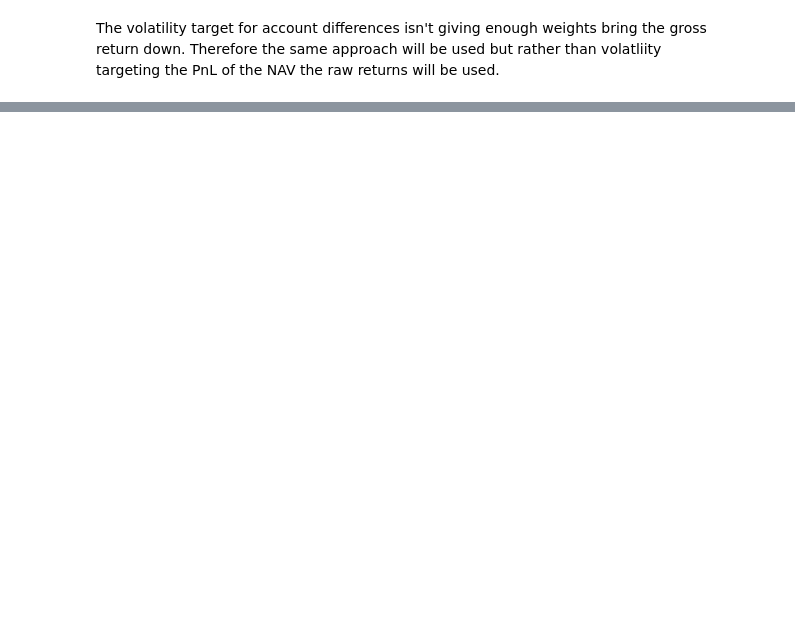
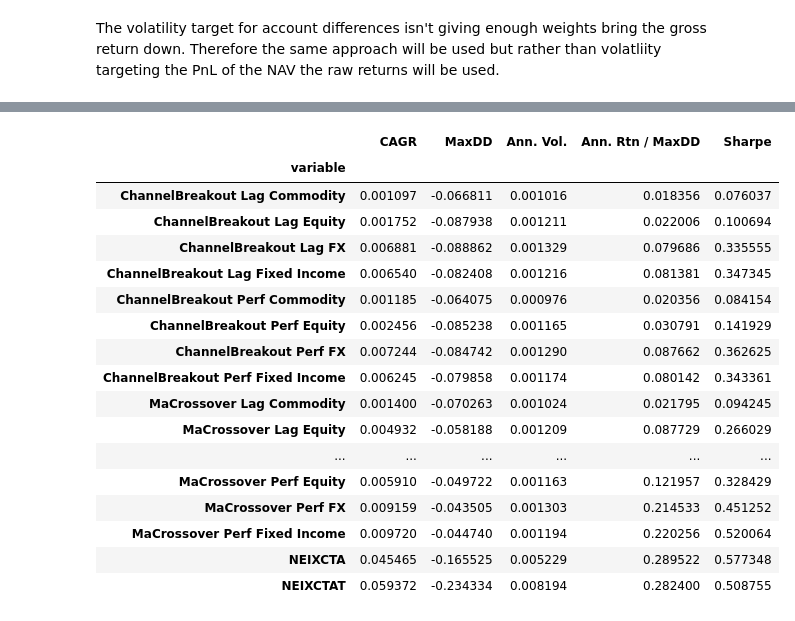
Before and after one commit to diegodalvarez/TrendSystem, a Jupyter notebook: Research/Blogs/AlphaQuestCTASeries.ipynb, the cells around one changed output, grey strips where cells are left out. Saved outputs shown, nothing was run; the diff lists cells and outputs as text; code cells hidden in the pictures; blank space fills up the shorter version.

```diff
--- a/Research/Blogs/AlphaQuestCTASeries.ipynb
+++ b/Research/Blogs/AlphaQuestCTASeries.ipynb
@@ -291,0 +449,29 @@ AQTools().get_perform_results(df_combined)
+# %%
+df_combined = (df_asset_rtn.assign(
+    date  = lambda x: pd.to_datetime(x.date),
+    group = lambda x: x.group + " " + x.asset_class.map(renamer)).
+    pivot(index = "date", columns = "group", values = "value").
+    merge(right = df_cta, how = "inner", on = ["date"]).
+    merge(right = df_trend, how = "inner", on = ["date"]).
+    dropna())
+# %%
+AQTools().get_perform_results(df_combined)
+# %% [output]
+|  | CAGR | MaxDD | Ann. Vol. | Ann. Rtn / MaxDD | Sharpe |
+| variable |  |  |  |  |  |
+| ChannelBreakout Lag Commodity | 0.001097 | -0.066811 | 0.001016 | 0.018356 | 0.076037 |
+| ChannelBreakout Lag Equity | 0.001752 | -0.087938 | 0.001211 | 0.022006 | 0.100694 |
+| ChannelBreakout Lag FX | 0.006881 | -0.088862 | 0.001329 | 0.079686 | 0.335555 |
+| ChannelBreakout Lag Fixed Income | 0.006540 | -0.082408 | 0.001216 | 0.081381 | 0.347345 |
+| ChannelBreakout Perf Commodity | 0.001185 | -0.064075 | 0.000976 | 0.020356 | 0.084154 |
+| ChannelBreakout Perf Equity | 0.002456 | -0.085238 | 0.001165 | 0.030791 | 0.141929 |
+| ChannelBreakout Perf FX | 0.007244 | -0.084742 | 0.001290 | 0.087662 | 0.362625 |
+| ChannelBreakout Perf Fixed Income | 0.006245 | -0.079858 | 0.001174 | 0.080142 | 0.343361 |
+| MaCrossover Lag Commodity | 0.001400 | -0.070263 | 0.001024 | 0.021795 | 0.094245 |
+| MaCrossover Lag Equity | 0.004932 | -0.058188 | 0.001209 | 0.087729 | 0.266029 |
+| ... | ... | ... | ... | ... | ... |
+| MaCrossover Perf Equity | 0.005910 | -0.049722 | 0.001163 | 0.121957 | 0.328429 |
+| MaCrossover Perf FX | 0.009159 | -0.043505 | 0.001303 | 0.214533 | 0.451252 |
+| MaCrossover Perf Fixed Income | 0.009720 | -0.044740 | 0.001194 | 0.220256 | 0.520064 |
+| NEIXCTA | 0.045465 | -0.165525 | 0.005229 | 0.289522 | 0.577348 |
+| NEIXCTAT | 0.059372 | -0.234334 | 0.008194 | 0.282400 | 0.508755 |
```
Also changed, not shown: parts of 20 cells of this notebook.
